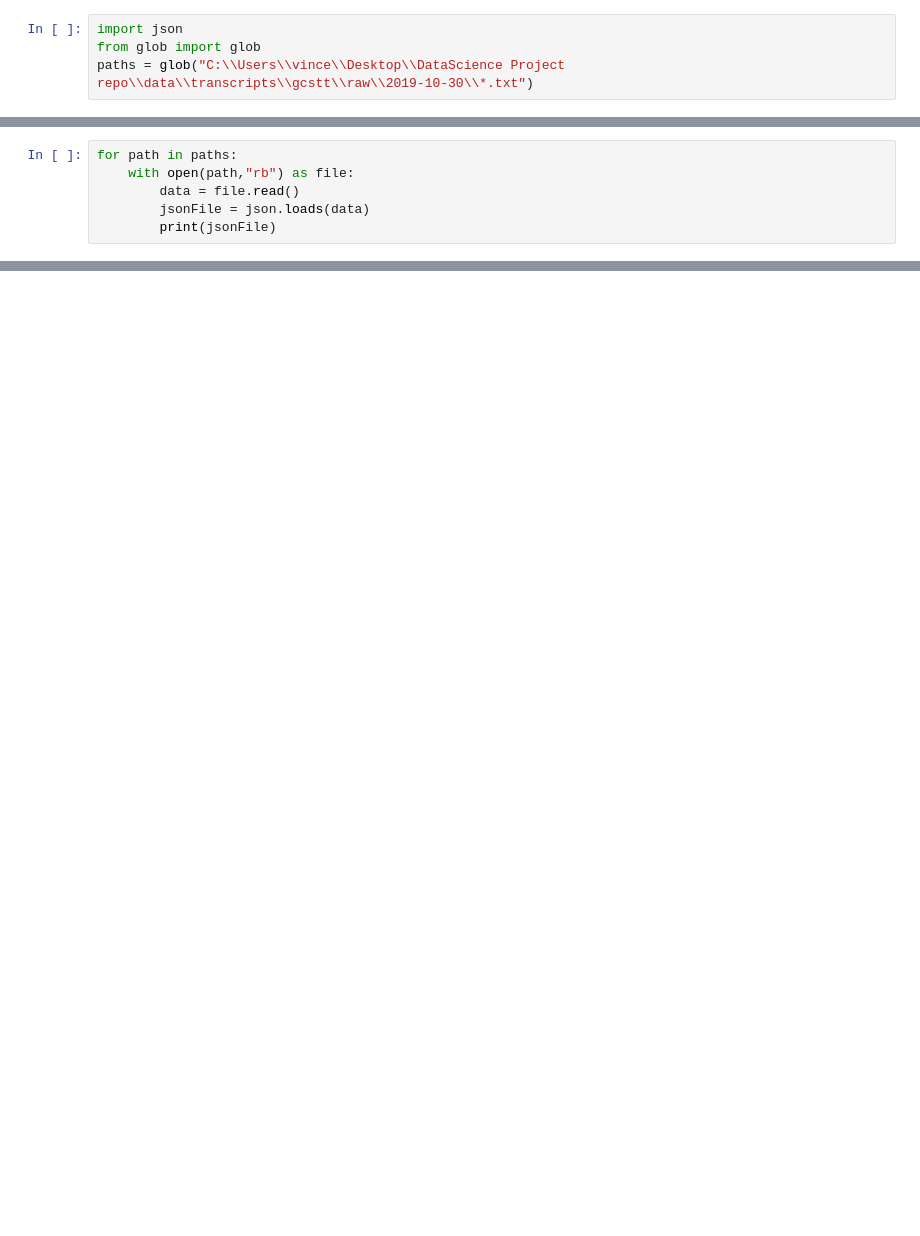
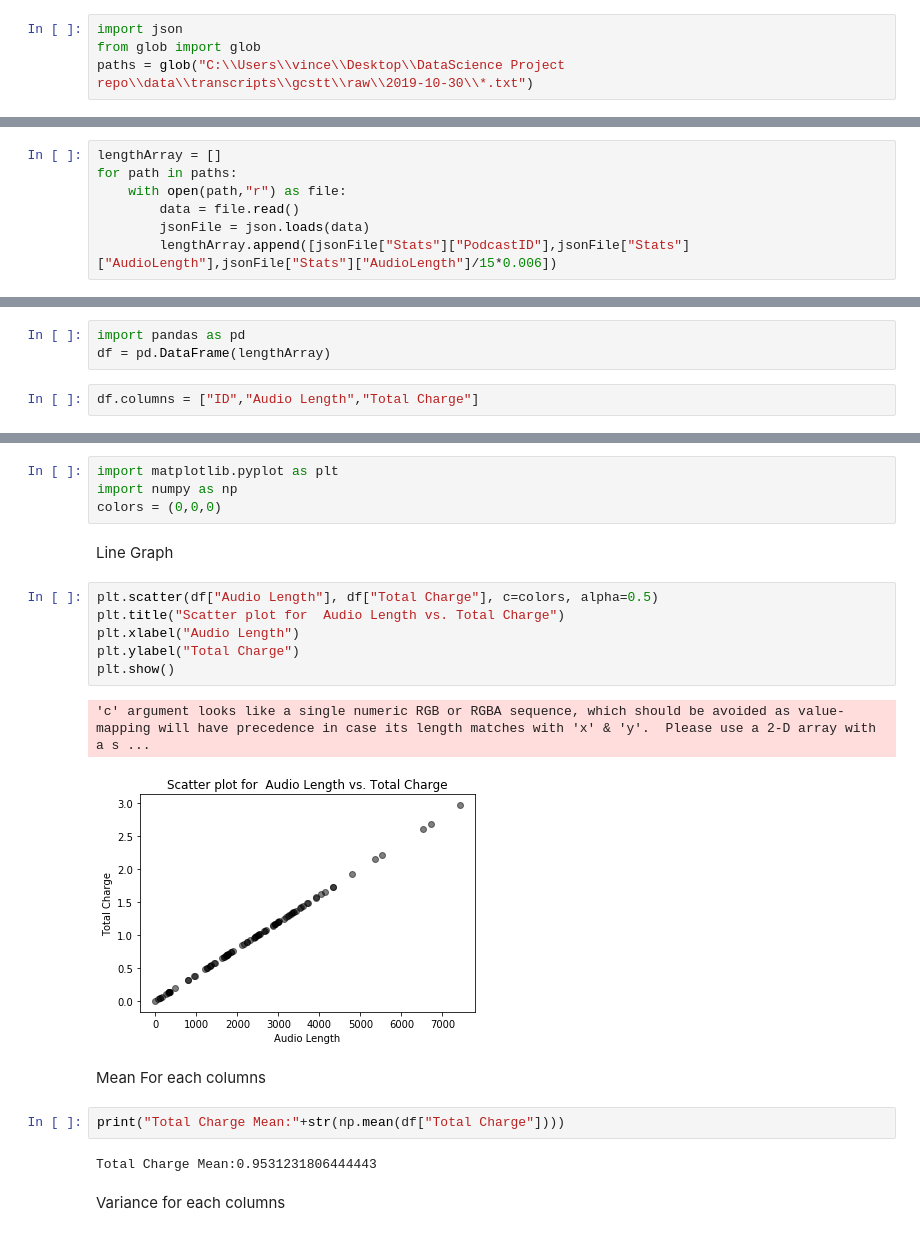
Before and after one commit to UNCG-CSE/Podknow, a Jupyter notebook: util/scripts/VincentScripts/apiStatistics.ipynb, the cells around one changed output, grey strips where cells are left out. Drawn from its saved outputs; the diff is of its cells as text; blank space fills up the shorter version.

```diff
--- a/util/scripts/VincentScripts/apiStatistics.ipynb
+++ b/util/scripts/VincentScripts/apiStatistics.ipynb
@@ -5,6 +7,7 @@ paths = glob("C:\\Users\\vince\\Desktop\\DataScience Project repo\\data\\transcr
 # %%
+lengthArray = []
 for path in paths:
-    with open(path,"rb") as file:
+    with open(path,"r") as file:
         data = file.read()
         jsonFile = json.loads(data)
-        print(jsonFile)
+        lengthArray.append([jsonFile["Stats"]["PodcastID"],jsonFile["Stats"]["AudioLength"],jsonFile["Stats"]["AudioLength"]/15*0.006])
@@ -12,0 +14,5 @@ JSONDecodeError: Expecting property name enclosed in double quotes: line 1 colum
+# %%
+import pandas as pd
+df = pd.DataFrame(lengthArray)
+# %%
+df.columns = ["ID","Audio Length","Total Charge"]
@@ -12,0 +35,23 @@ JSONDecodeError: Expecting property name enclosed in double quotes: line 1 colum
+# %%
+import matplotlib.pyplot as plt
+import numpy as np
+colors = (0,0,0)
+# %% [markdown]
+Line Graph
+# %%
+plt.scatter(df["Audio Length"], df["Total Charge"], c=colors, alpha=0.5)
+plt.title("Scatter plot for  Audio Length vs. Total Charge")
+plt.xlabel("Audio Length")
+plt.ylabel("Total Charge")
+plt.show()
+# %% [output]
+'c' argument looks like a single numeric RGB or RGBA sequence, which should be avoided as value-mapping will have precedence in case its length matches with 'x' & 'y'.  Please use a 2-D array with a s ...
+[figure, added]
+# %% [markdown]
+Mean For each columns
+# %%
+print("Total Charge Mean:"+str(np.mean(df["Total Charge"])))
+# %% [output]
+Total Charge Mean:0.9531231806444443
+# %% [markdown]
+Variance for each columns
```
Also changed, not shown: parts of 32 cells of this notebook, 1 other file.
